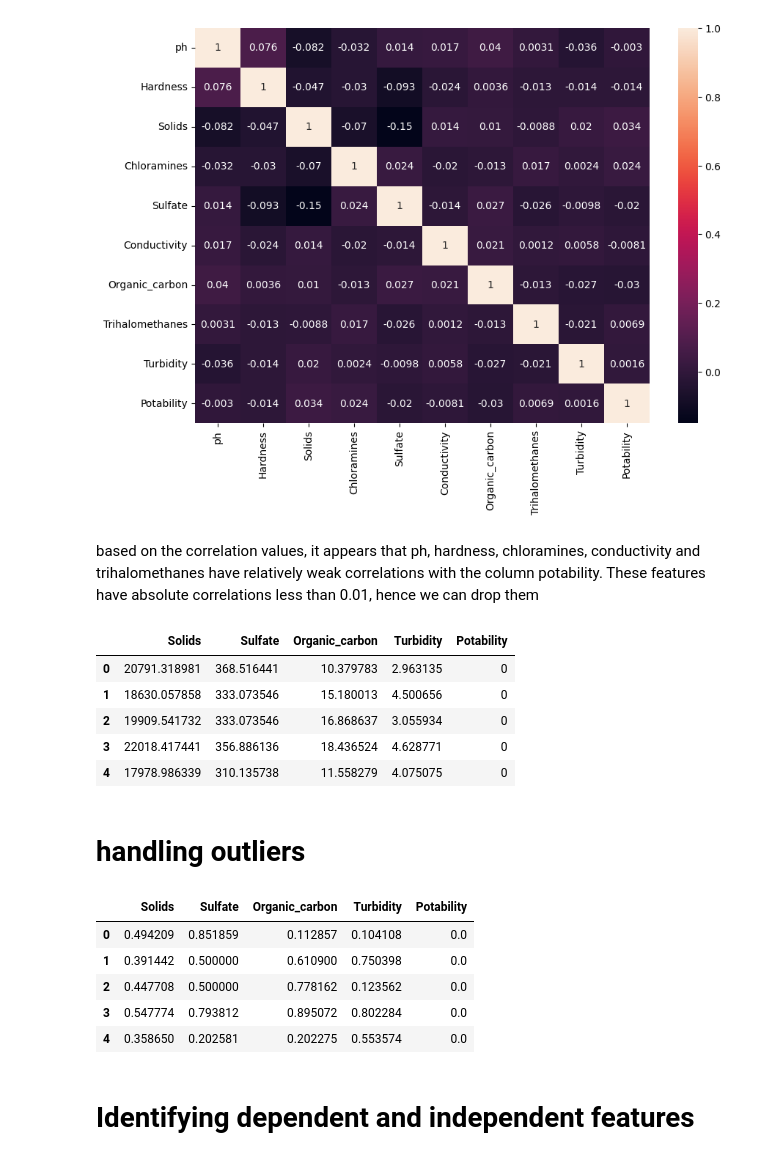
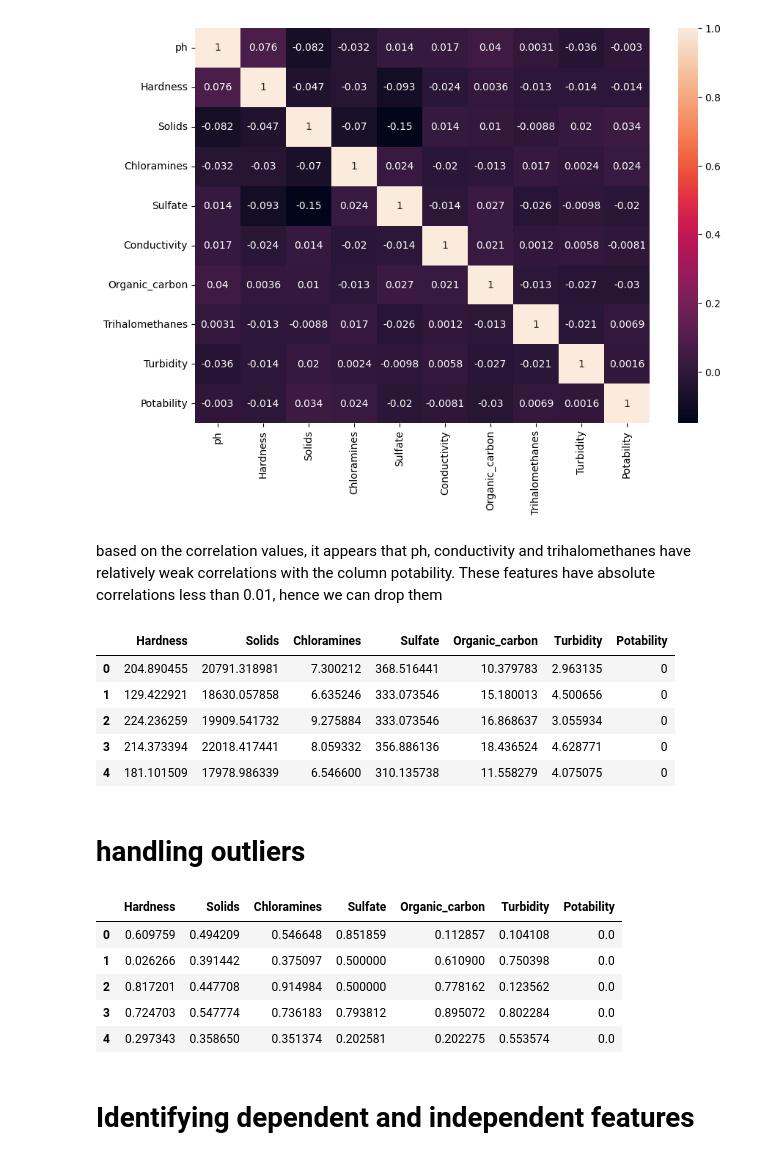
Before and after one commit to zecenbajra55/Water-quality-prediction, a Jupyter notebook: water quality prediction.ipynb, the cells around one changed output. Saved outputs shown, nothing was run; the diff lists cells and outputs as text; code cells hidden in the pictures.

```diff
--- a/water quality prediction.ipynb
+++ b/water quality prediction.ipynb
@@ -213,37 +213,37 @@ sns.heatmap(correlation,annot = True)
 <AxesSubplot:>
 [figure]
 # %% [markdown]
-based on the correlation values, it appears that ph, hardness, chloramines, conductivity and trihalomethanes have relatively weak correlations with the column potability. These features have absolute correlations less than 0.01, hence we can drop them
+based on the correlation values, it appears that ph, conductivity and trihalomethanes have relatively weak correlations with the column potability. These features have absolute correlations less than 0.01, hence we can drop them
 # %%
-df = df.drop(columns = ['ph','Hardness','Chloramines','Conductivity','Trihalomethanes'],axis='columns')
+df = df.drop(columns = ['ph','Conductivity','Trihalomethanes'],axis='columns')
 # %%
 df.head()
 # %% [output]
-|  | Solids | Sulfate | Organic_carbon | Turbidity | Potability |
-| 0 | 20791.318981 | 368.516441 | 10.379783 | 2.963135 | 0 |
-| 1 | 18630.057858 | 333.073546 | 15.180013 | 4.500656 | 0 |
-| 2 | 19909.541732 | 333.073546 | 16.868637 | 3.055934 | 0 |
-| 3 | 22018.417441 | 356.886136 | 18.436524 | 4.628771 | 0 |
-| 4 | 17978.986339 | 310.135738 | 11.558279 | 4.075075 | 0 |
+|  | Hardness | Solids | Chloramines | Sulfate | Organic_carbon | Turbidity | Potability |
+| 0 | 204.890455 | 20791.318981 | 7.300212 | 368.516441 | 10.379783 | 2.963135 | 0 |
+| 1 | 129.422921 | 18630.057858 | 6.635246 | 333.073546 | 15.180013 | 4.500656 | 0 |
+| 2 | 224.236259 | 19909.541732 | 9.275884 | 333.073546 | 16.868637 | 3.055934 | 0 |
+| 3 | 214.373394 | 22018.417441 | 8.059332 | 356.886136 | 18.436524 | 4.628771 | 0 |
+| 4 | 181.101509 | 17978.986339 | 6.546600 | 310.135738 | 11.558279 | 4.075075 | 0 |
 # %% [markdown]
 # handling outliers
 # %%
 # treating the outliers using quantile transformer
 from sklearn.preprocessing import QuantileTransformer
 x=df
 quantile = QuantileTransformer()
 X = quantile.fit_transform(x)
 df_new= quantile.transform(X)
 df_new= pd.DataFrame(X)
-df_new.columns =['Solids','Sulfate','Organic_carbon','Turbidity','Potability']
+df_new.columns =['Hardness','Solids','Chloramines','Sulfate','Organic_carbon','Turbidity','Potability']
 df_new.head()
 # %% [output]
-|  | Solids | Sulfate | Organic_carbon | Turbidity | Potability |
-| 0 | 0.494209 | 0.851859 | 0.112857 | 0.104108 | 0.0 |
-| 1 | 0.391442 | 0.500000 | 0.610900 | 0.750398 | 0.0 |
-| 2 | 0.447708 | 0.500000 | 0.778162 | 0.123562 | 0.0 |
-| 3 | 0.547774 | 0.793812 | 0.895072 | 0.802284 | 0.0 |
-| 4 | 0.358650 | 0.202581 | 0.202275 | 0.553574 | 0.0 |
+|  | Hardness | Solids | Chloramines | Sulfate | Organic_carbon | Turbidity | Potability |
+| 0 | 0.609759 | 0.494209 | 0.546648 | 0.851859 | 0.112857 | 0.104108 | 0.0 |
+| 1 | 0.026266 | 0.391442 | 0.375097 | 0.500000 | 0.610900 | 0.750398 | 0.0 |
+| 2 | 0.817201 | 0.447708 | 0.914984 | 0.500000 | 0.778162 | 0.123562 | 0.0 |
+| 3 | 0.724703 | 0.547774 | 0.736183 | 0.793812 | 0.895072 | 0.802284 | 0.0 |
+| 4 | 0.297343 | 0.358650 | 0.351374 | 0.202581 | 0.202275 | 0.553574 | 0.0 |
 # %% [markdown]
 # Identifying dependent and independent features
 # %%
```
Also changed, not shown: parts of 35 cells of this notebook.
